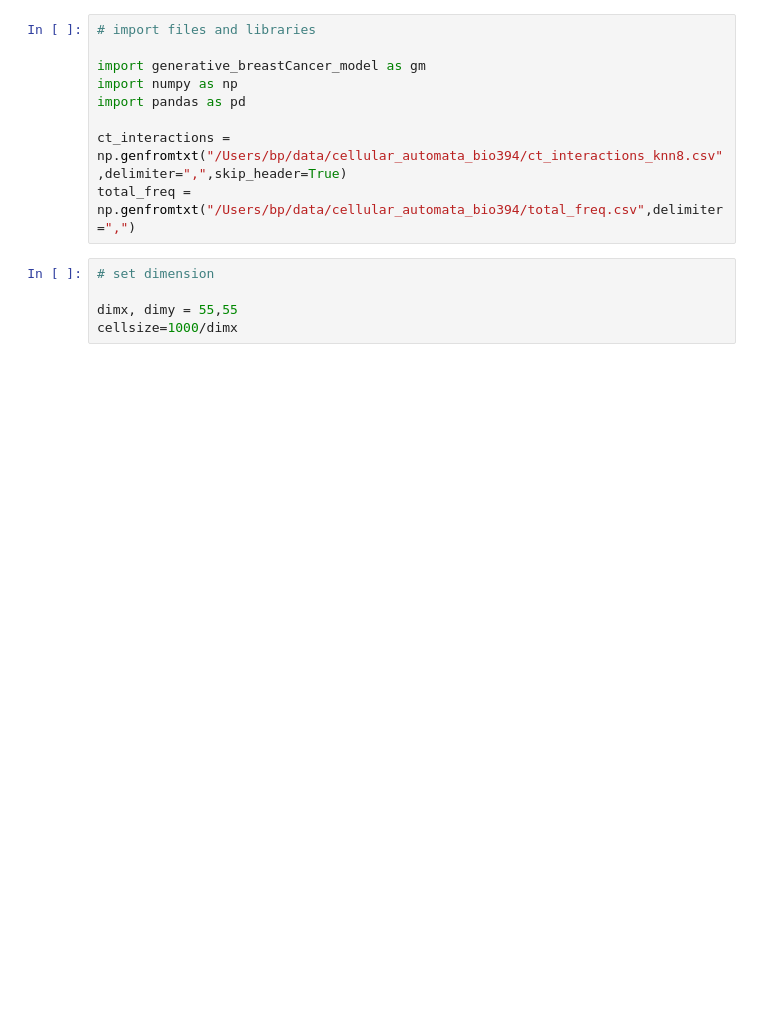
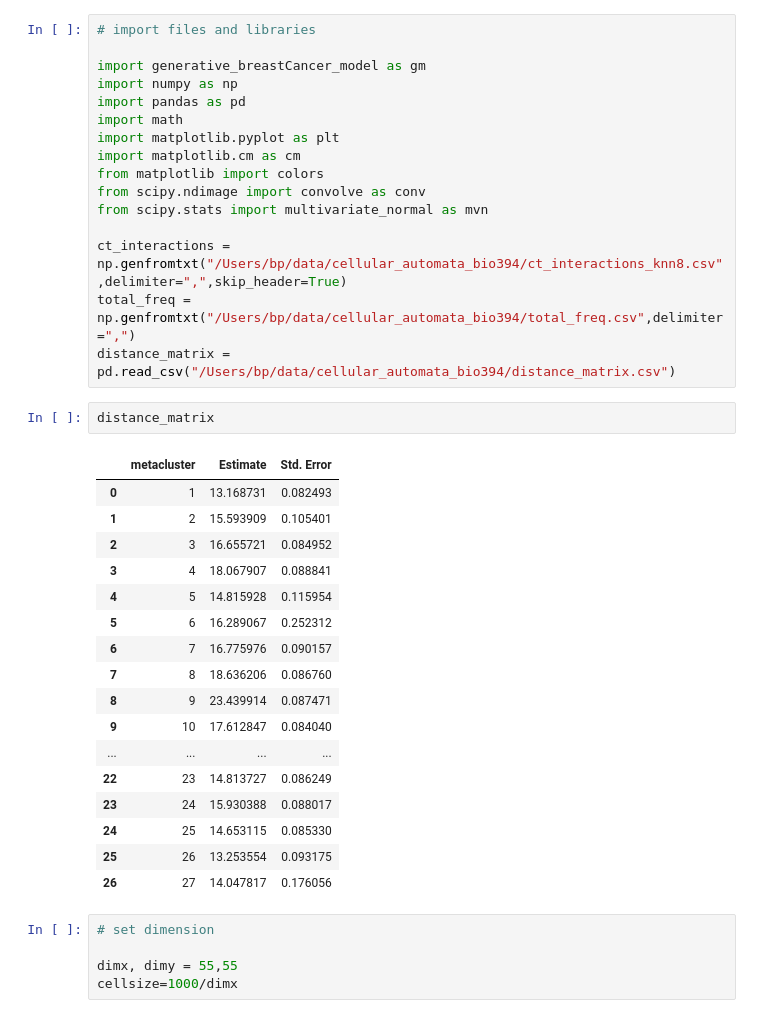
Before and after one commit to brunopalau/generative_breast_cancer_model, a Jupyter notebook: code/create.ipynb, the cells around one changed output. Cells and saved outputs as stored; diff of their text form; blank space fills up the shorter version.

```diff
--- a/code/create.ipynb
+++ b/code/create.ipynb
@@ -4,9 +4,36 @@
 import generative_breastCancer_model as gm
 import numpy as np
 import pandas as pd
+import math
+import matplotlib.pyplot as plt
+import matplotlib.cm as cm
+from matplotlib import colors
+from scipy.ndimage import convolve as conv
+from scipy.stats import multivariate_normal as mvn
 
 ct_interactions = np.genfromtxt("/Users/bp/data/cellular_automata_bio394/ct_interactions_knn8.csv",delimiter=",",skip_header=True)
 total_freq = np.genfromtxt("/Users/bp/data/cellular_automata_bio394/total_freq.csv",delimiter=",")
+distance_matrix = pd.read_csv("/Users/bp/data/cellular_automata_bio394/distance_matrix.csv")
+# %%
+distance_matrix
+# %% [output]
+|  | metacluster | Estimate | Std. Error |
+| 0 | 1 | 13.168731 | 0.082493 |
+| 1 | 2 | 15.593909 | 0.105401 |
+| 2 | 3 | 16.655721 | 0.084952 |
+| 3 | 4 | 18.067907 | 0.088841 |
+| 4 | 5 | 14.815928 | 0.115954 |
+| 5 | 6 | 16.289067 | 0.252312 |
+| 6 | 7 | 16.775976 | 0.090157 |
+| 7 | 8 | 18.636206 | 0.086760 |
+| 8 | 9 | 23.439914 | 0.087471 |
+| 9 | 10 | 17.612847 | 0.084040 |
+| ... | ... | ... | ... |
+| 22 | 23 | 14.813727 | 0.086249 |
+| 23 | 24 | 15.930388 | 0.088017 |
+| 24 | 25 | 14.653115 | 0.085330 |
+| 25 | 26 | 13.253554 | 0.093175 |
+| 26 | 27 | 14.047817 | 0.176056 |
 # %%
 # set dimension
 
```
Also changed, not shown: parts of 14 cells of this notebook, 1 other file.
